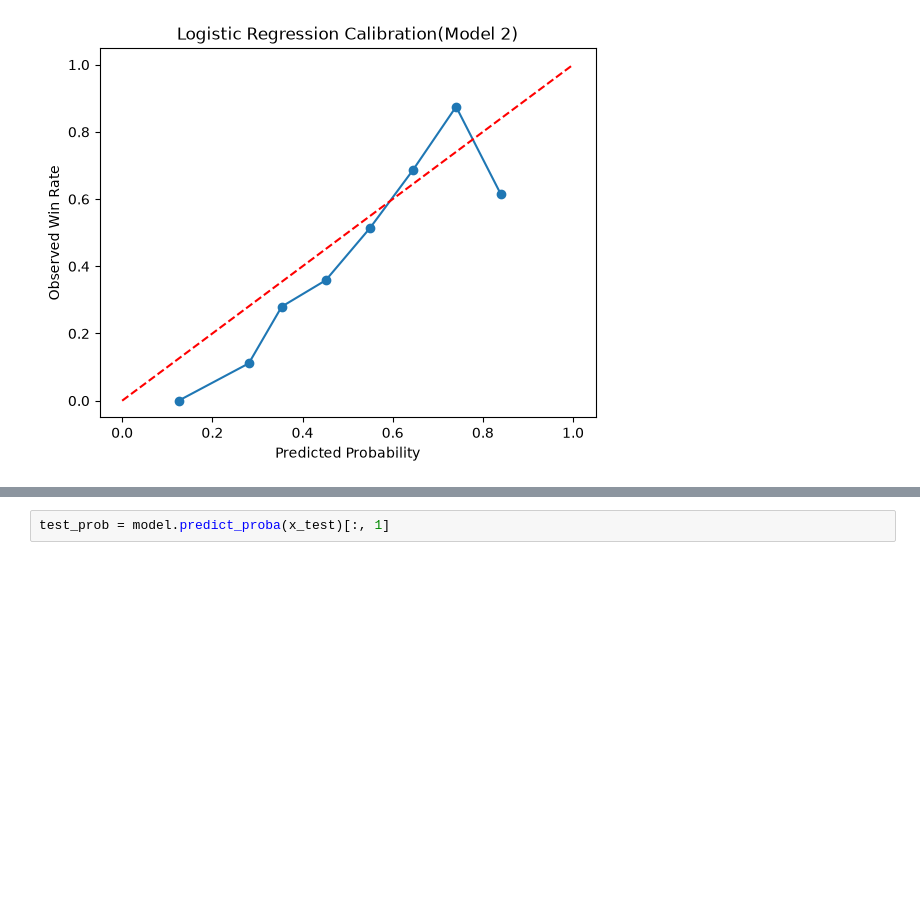
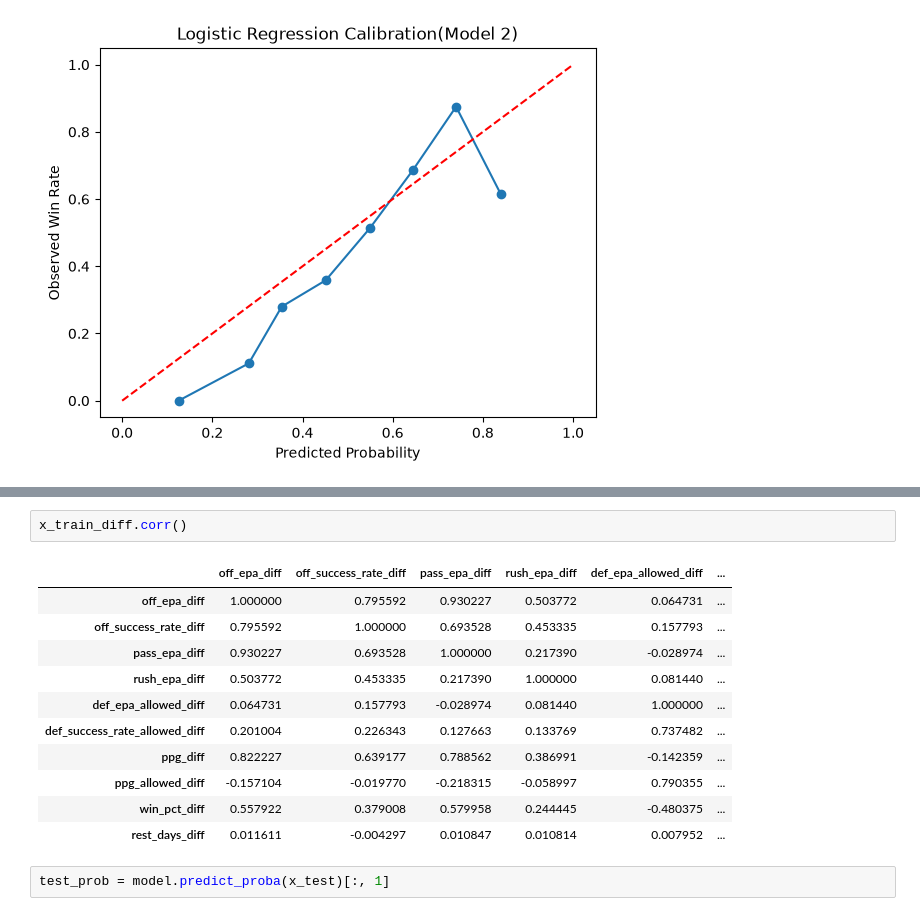
Before and after one commit to swcrockett/nfl-win-probability-model, a Jupyter notebook: notebooks/03_baseline_model.ipynb, the cells around one changed output, grey strips where cells are left out. Cells and saved outputs as stored; diff of their text form; blank space fills up the shorter version.

```diff
--- a/notebooks/03_baseline_model.ipynb
+++ b/notebooks/03_baseline_model.ipynb
@@ -275,3 +329,17 @@ plt.show()
+# %%
+x_train_diff.corr()
+# %% [output]
+|  | off_epa_diff | off_success_rate_diff | pass_epa_diff | rush_epa_diff | def_epa_allowed_diff | ... |
+| off_epa_diff | 1.000000 | 0.795592 | 0.930227 | 0.503772 | 0.064731 | ... |
+| off_success_rate_diff | 0.795592 | 1.000000 | 0.693528 | 0.453335 | 0.157793 | ... |
+| pass_epa_diff | 0.930227 | 0.693528 | 1.000000 | 0.217390 | -0.028974 | ... |
+| rush_epa_diff | 0.503772 | 0.453335 | 0.217390 | 1.000000 | 0.081440 | ... |
+| def_epa_allowed_diff | 0.064731 | 0.157793 | -0.028974 | 0.081440 | 1.000000 | ... |
+| def_success_rate_allowed_diff | 0.201004 | 0.226343 | 0.127663 | 0.133769 | 0.737482 | ... |
+| ppg_diff | 0.822227 | 0.639177 | 0.788562 | 0.386991 | -0.142359 | ... |
+| ppg_allowed_diff | -0.157104 | -0.019770 | -0.218315 | -0.058997 | 0.790355 | ... |
+| win_pct_diff | 0.557922 | 0.379008 | 0.579958 | 0.244445 | -0.480375 | ... |
+| rest_days_diff | 0.011611 | -0.004297 | 0.010847 | 0.010814 | 0.007952 | ... |
 # %%
 test_prob = model.predict_proba(x_test)[:, 1]
 # %%
```
Also changed, not shown: parts of 8 cells of this notebook, 2 other files.
